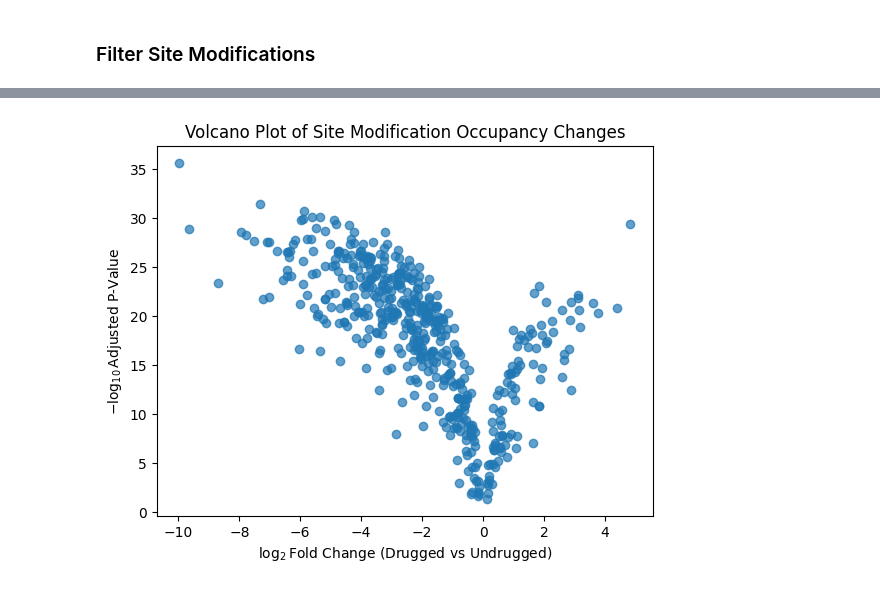
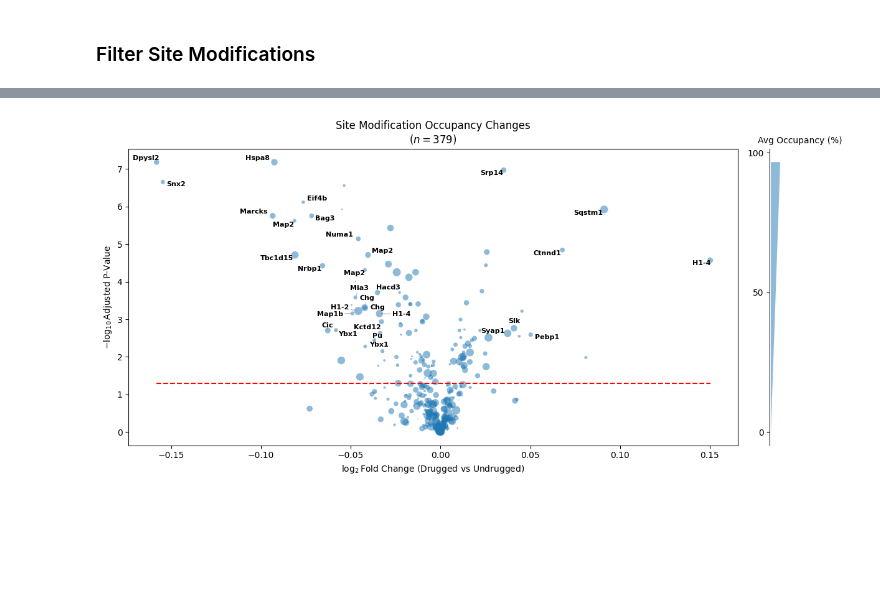
Before and after one commit to pcruzparri/Misc, a Jupyter notebook: jupyter_notebooks/Proteomics/psmsToOccupancies.ipynb, the cells around one changed output, grey strips where cells are left out. Saved outputs shown, nothing was run; the diff lists cells and outputs as text; code cells hidden in the pictures; blank space fills up the shorter version.

Commit message:
polished visualizations. Added logit vs log2 transforming prior to limma. Added writer for dataset with limma stats included.

```diff
--- a/jupyter_notebooks/Proteomics/psmsToOccupancies.ipynb
+++ b/jupyter_notebooks/Proteomics/psmsToOccupancies.ipynb
@@ -159,6 +168,6 @@ psms_data.head()
 # %%
 filtered_psms = psms_data[(psms_data["QValue"] < 0.01)
                           & (psms_data["Decoy/Contaminant/Target"] == "T")
-                          & (psms_data["Ambiguity Level"] <= "2B")]
+                          & (psms_data["Ambiguity Level"] == "1")]
 filtered_psms.shape
 # %% [output]
@@ -455,13 +464,20 @@ output_sites = [site for site in site_modifications.values() if  0 < site.calcul
 # Recreate a DataFrame with rows as site modifications and columns as TMT channels, with occupancy values as the entries.
 # Include columns for modification name, protein accession, and position for easier analysis.
 
+total_mod_intensities_transposed = np.array([site.mod_intensity for site in output_sites]).T
+total_intensities_transposed = np.array([site.total_intensity for site in output_sites]).T
 occupancies_transposed = np.array([site.calculate_occupancy() for site in output_sites]).T
+mean_sample_intensity_weighted_occupancies_transposed = occupancies_transposed * total_intensities_transposed.mean(axis=0, keepdims=True)
+
 output_df = pd.DataFrame({
     "Modification": [site.modification_name for site in output_sites],
     "Position": [site.parent_position for site in output_sites],
     "Accession": [site.parent_accession for site in output_sites],
     "Gene Name": [site.parent_gene for site in output_sites],
-    **{psms_data.columns[tmt1 + i]: occupancies_transposed[i] for i in range(18)}
+    **{psms_data.columns[tmt1 + i] + " Mod Intensity": total_mod_intensities_transposed[i] for i in range(18)},
+    **{psms_data.columns[tmt1 + i] + " Total Intensity": total_intensities_transposed[i] for i in range(18)},
+    **{psms_data.columns[tmt1 + i] + " Mean Sample Intensity-Weighted Site Abundance": mean_sample_intensity_weighted_occupancies_transposed[i] for i in range(18)},
+    **{psms_data.columns[tmt1 + i] + " Occupancy": occupancies_transposed[i] for i in range(18)}
 })
 print(f"Output DataFrame shape: {output_df.shape}")
 # %% [output]
@@ -501,6 +610,63 @@ results
 # %%
-plt.scatter(results["logFC"], -np.log10(results["adj.P.Val"]), alpha=0.7)
-plt.xlabel("$\\log_2 \\text{Fold Change (Drugged vs Undrugged)}$")
-plt.ylabel("$-\\log_{10} \\text{Adjusted P-Value}$")
-plt.title("Volcano Plot of Site Modification Occupancy Changes")
+fig, [volcano, size_ax] = plt.subplots(1, 2, width_ratios=(1, 0.1), figsize=(12, 6))
+
+s = raw_occupancies.mean(axis=1) * 100 # scale mean occupancy to percentage for marker size
+max_s = max(s)
+
+volcano.scatter(results["logFC"],
+            -np.log10(results["adj.P.Val"]),
+            alpha=0.5, s=s.values, edgecolors="none", zorder=1)
+
+# Re-index s positionally against results to avoid pandas index misalignment
+s_aligned = pd.Series(s.values, index=results.index)
+
+points_to_label = results[
+    (results["adj.P.Val"] <= 0.005) & (abs(results["logFC"]) >= 0.03) & (s_aligned > 15)
+]
+
+texts = []
+for _, row in points_to_label.iterrows():
+    texts.append(volcano.text(
+        row["logFC"], -np.log10(row["adj.P.Val"]),
+        row.ID.split("_")[-1], fontsize=8, fontweight="bold", ha="center", va="center", zorder=2
+    ))
+
+adjust_text(
+    texts,
+    x=results["logFC"].values,
+    y=(-np.log10(results["adj.P.Val"])).values,
+    ax=volcano,
+    arrowprops=dict(arrowstyle="-", color="gray", lw=1, alpha=0.5)
+)
+
+volcano.hlines(-np.log10(0.05),
+           xmin=results["logFC"].min(),
+           xmax=results["logFC"].max(),
+           color="red",
+           linestyle="--", zorder=1)
+
+volcano.set_xlabel("$\\log_2 \\text{Fold Change (Drugged vs Undrugged)}$")
+volcano.set_ylabel("$-\\log_{10} \\text{Adjusted P-Value}$")
+volcano.set_title(f"Site Modification Occupancy Changes\n($n={results.shape[0]}$)")
+
+# Size legend bar — draw and compute layout first so window extents are accurate
+size_ax.fill_betweenx([0, max_s], [0, max_s], alpha=0.5)
+size_ax.get_xaxis().set_visible(False)
+size_ax.get_yaxis().set_ticks([0, 50, 100])
+for where, spine in size_ax.spines.items():
+    spine.set_visible(where == "left")
+
+plt.tight_layout()
+fig.canvas.draw()
+renderer = fig.canvas.get_renderer()
+
+# Match xlim so the bar's max width equals the largest scatter marker's diameter in display space
+size_ax_width_px = size_ax.get_window_extent(renderer).width
+largest_diam_pts = 2 * np.sqrt(max_s / np.pi)          # scatter s is in pts², diameter in pts
+largest_diam_px = largest_diam_pts * renderer.dpi / 72  # convert pts → display pixels
+xlim_max = max_s * size_ax_width_px / largest_diam_px
+size_ax.set_xlim(-xlim_max/50, xlim_max)
+size_ax.set_title("Avg Occupancy (%)", fontsize=10)
+
+plt.show()
 # %% [output]
@@ -508 +675 @@ Text(0.5, 1.0, 'Volcano Plot of Site Modification Occupancy Changes')
-[figure, old version]
+[figure, new version]
```
Also changed, not shown: parts of 30 cells of this notebook, 4 other files.
